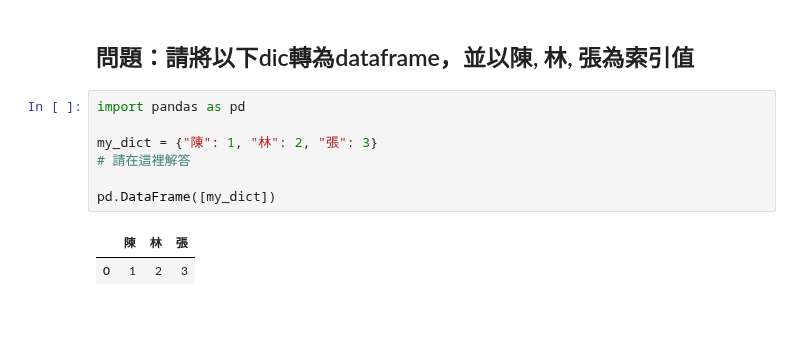
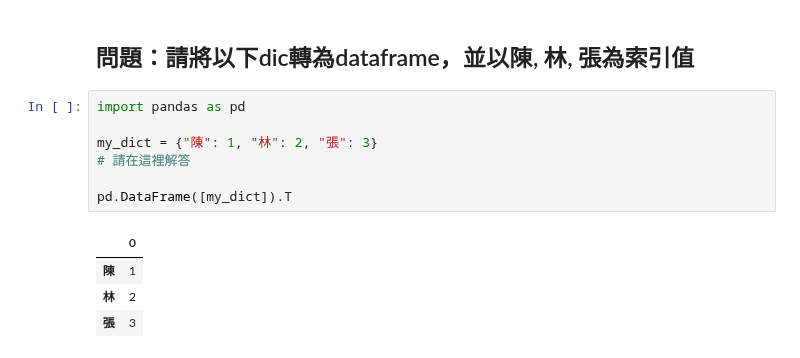
Before and after one commit to pan93412/nkust-homework, a Jupyter notebook: semester-6/marketing/00-pandas-basic/data_conversion_basicv2.ipynb, the cells around one changed output. Cells and saved outputs as stored; diff of their text form; blank space fills up the shorter version.

```diff
--- a/semester-6/marketing/00-pandas-basic/data_conversion_basicv2.ipynb
+++ b/semester-6/marketing/00-pandas-basic/data_conversion_basicv2.ipynb
@@ -136,10 +137,12 @@ mydict2_df
 # %%
 import pandas as pd
 
 my_dict = {"陳": 1, "林": 2, "張": 3}
 # 請在這裡解答
 
-pd.DataFrame([my_dict])
+pd.DataFrame([my_dict]).T
 # %% [output]
-|  | 陳 | 林 | 張 |
-| 0 | 1 | 2 | 3 |
+|  | 0 |
+| 陳 | 1 |
+| 林 | 2 |
+| 張 | 3 |
```
Also changed, not shown: parts of 1 cell of this notebook, 1 other file.
